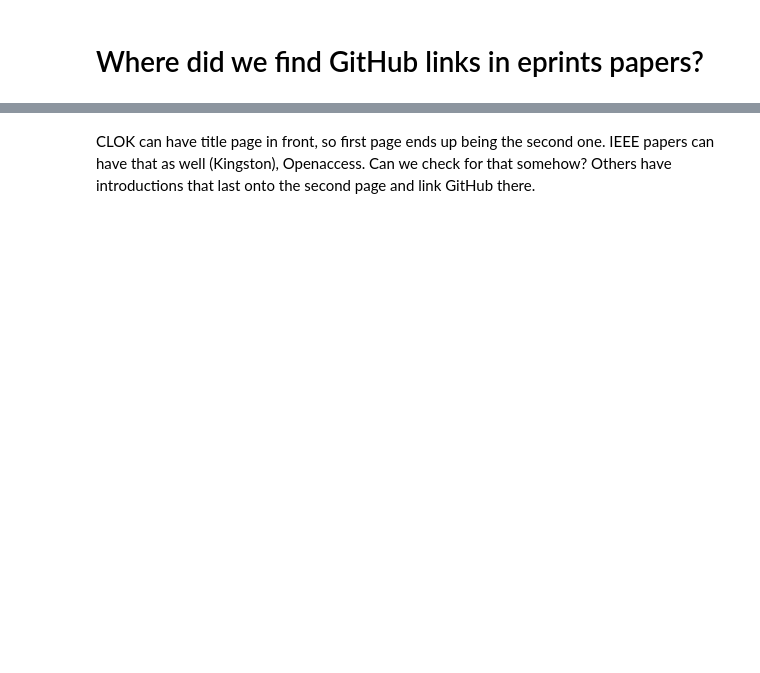
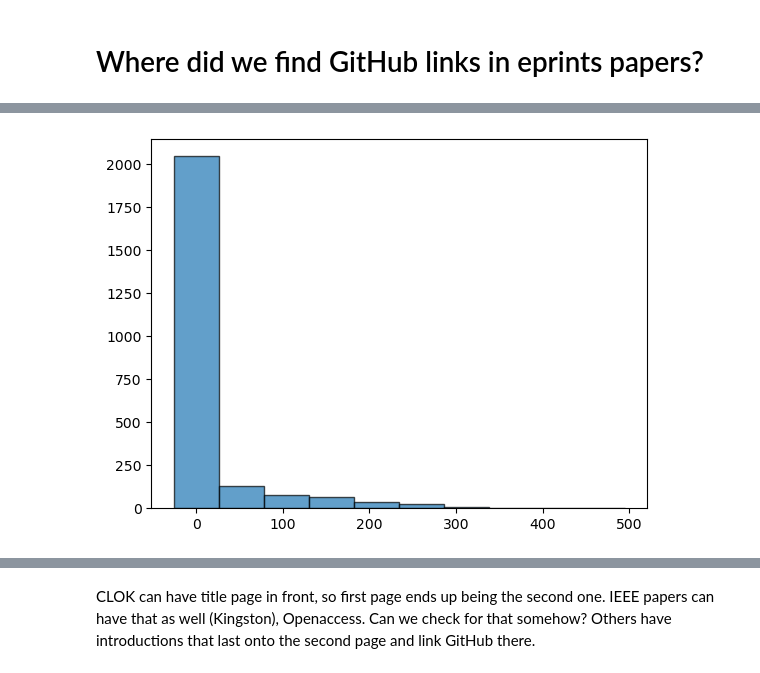
Before and after one commit to softwaresaved/rse-repo-analysis, a Jupyter notebook: analysis/page_no.ipynb, the cells around one changed output, grey strips where cells are left out. Saved outputs shown, nothing was run; the diff lists cells and outputs as text; code cells hidden in the pictures; blank space fills up the shorter version.

```diff
--- a/analysis/page_no.ipynb
+++ b/analysis/page_no.ipynb
@@ -44,3 +44,8 @@ df.describe()
+# %%
+plt.hist(df.page_no, align="left", ec="black", alpha=0.7)
+plt.show()
+# %% [output]
+[figure, added]
 # %%
 plt.hist(df.page_no[df.page_no < 10], bins=np.arange(10), align="left", ec="black", alpha=0.7)
 plt.show()
```
Also changed, not shown: parts of 7 cells of this notebook, 17 other files.
